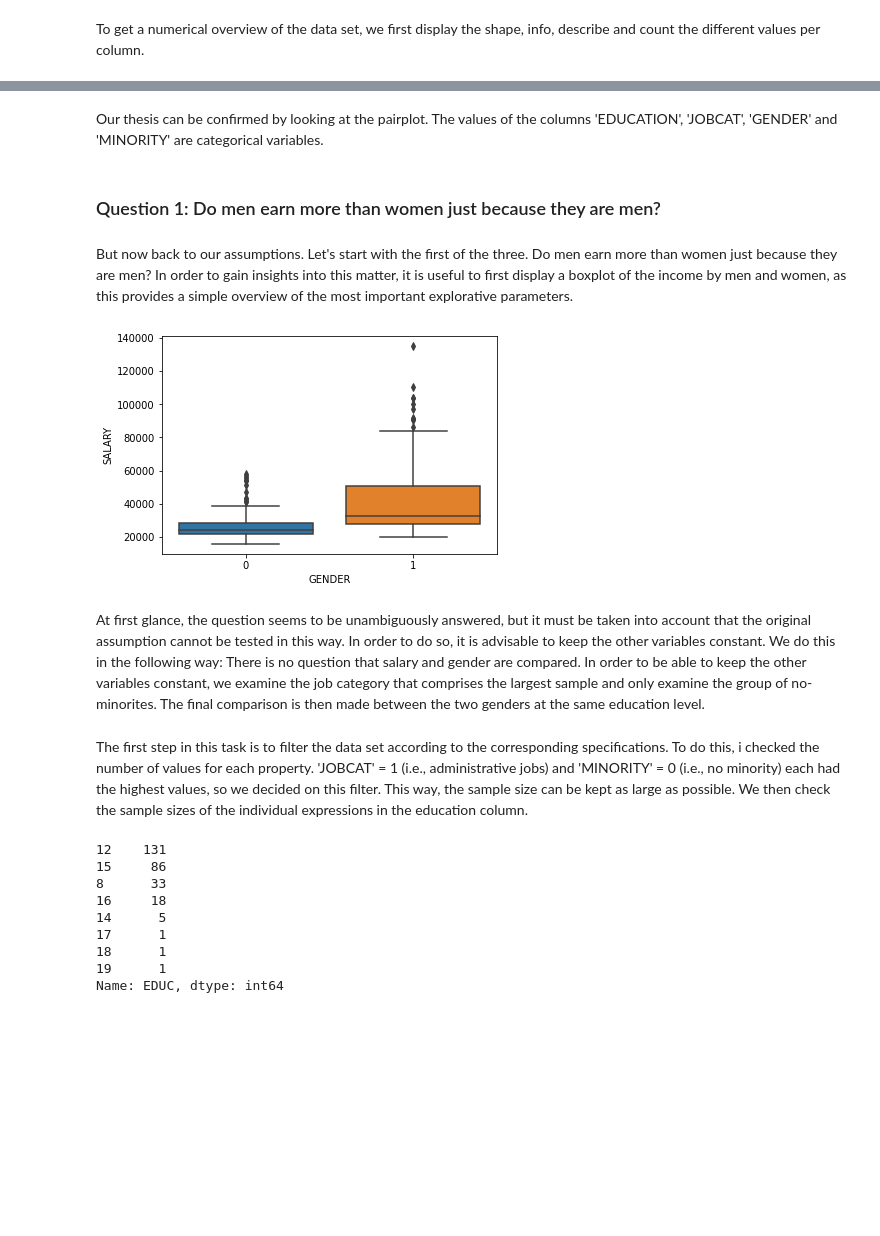
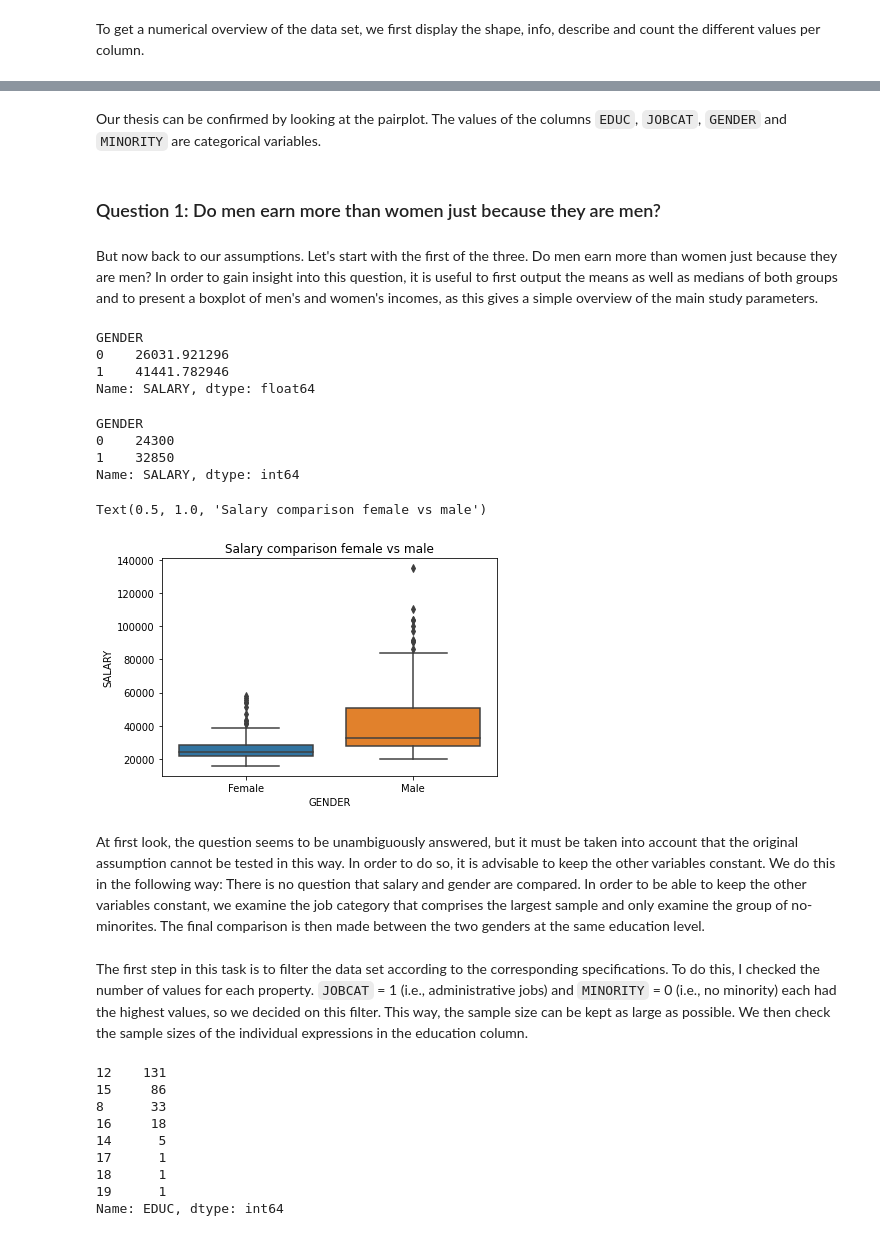
Before and after one commit to mue94/ds-eda-project, a Jupyter notebook: EDA_Project.ipynb, the cells around one changed output, grey strips where cells are left out. Saved outputs shown, nothing was run; the diff lists cells and outputs as text; code cells hidden in the pictures; blank space fills up the shorter version.

```diff
--- a/EDA_Project.ipynb
+++ b/EDA_Project.ipynb
@@ -88,17 +102,36 @@ sns.pairplot(df)
 [figure]
 # %% [markdown]
-Our thesis can be confirmed by looking at the pairplot. The values of the columns 'EDUCATION', 'JOBCAT', 'GENDER' and 'MINORITY' are categorical variables.
+Our thesis can be confirmed by looking at the pairplot. The values of the columns `EDUC`, `JOBCAT`, `GENDER` and `MINORITY` are categorical variables.
 # %% [markdown]
 ### Question 1: Do men earn more than women just because they are men?
 # %% [markdown]
 But now back to our assumptions. Let's start with the first of the three. Do men earn more than women just because they are men?
-In order to gain insights into this matter, it is useful to first display a boxplot of the income by men and women, as this provides a simple overview of the most important explorative parameters.
+In order to gain insight into this question, it is useful to first output the means as well as medians of both groups and to present a boxplot of men's and women's incomes, as this gives a simple overview of the main study parameters.
+# %%
+g = df.groupby('GENDER').mean() #Mean value of the salary for each expression of the column
+g['SALARY']
+# %% [output]
+GENDER
+0    26031.921296
+1    41441.782946
+Name: SALARY, dtype: float64
+# %%
+g = df.groupby('GENDER').median() #Median of the salary for each expression of the column
+g['SALARY']
+# %% [output]
+GENDER
+0    24300
+1    32850
+Name: SALARY, dtype: int64
 # %%
 ax = sns.boxplot(x="GENDER", y="SALARY", data=df)
+plt.xticks([0, 1], ['Female', 'Male'])
+ax.set_title('Salary comparison female vs male')
 # %% [output]
+Text(0.5, 1.0, 'Salary comparison female vs male')
-[figure, old version]
+[figure, new version]
 # %% [markdown]
-At first glance, the question seems to be unambiguously answered, but it must be taken into account that the original assumption cannot be tested in this way. In order to do so, it is advisable to keep the other variables constant. We do this in the following way: There is no question that salary and gender are compared. In order to be able to keep the other variables constant, we examine the job category that comprises the largest sample and only examine the group of no-minorites. The final comparison is then made between the two genders at the same education level.
+At first look, the question seems to be unambiguously answered, but it must be taken into account that the original assumption cannot be tested in this way. In order to do so, it is advisable to keep the other variables constant. We do this in the following way: There is no question that salary and gender are compared. In order to be able to keep the other variables constant, we examine the job category that comprises the largest sample and only examine the group of no-minorites. The final comparison is then made between the two genders at the same education level.
 # %% [markdown]
-The first step in this task is to filter the data set according to the corresponding specifications. To do this, i checked the number of values for each property. 'JOBCAT' = 1 (i.e., administrative jobs) and 'MINORITY' = 0 (i.e., no minority) each had the highest values, so we decided on this filter. This way, the sample size can be kept as large as possible. We then check the sample sizes of the individual expressions in the education column.
+The first step in this task is to filter the data set according to the corresponding specifications. To do this, I checked the number of values for each property. `JOBCAT` = 1 (i.e., administrative jobs) and `MINORITY` = 0 (i.e., no minority) each had the highest values, so we decided on this filter. This way, the sample size can be kept as large as possible. We then check the sample sizes of the individual expressions in the education column.
 # %%
```
Also changed, not shown: parts of 47 cells of this notebook.
